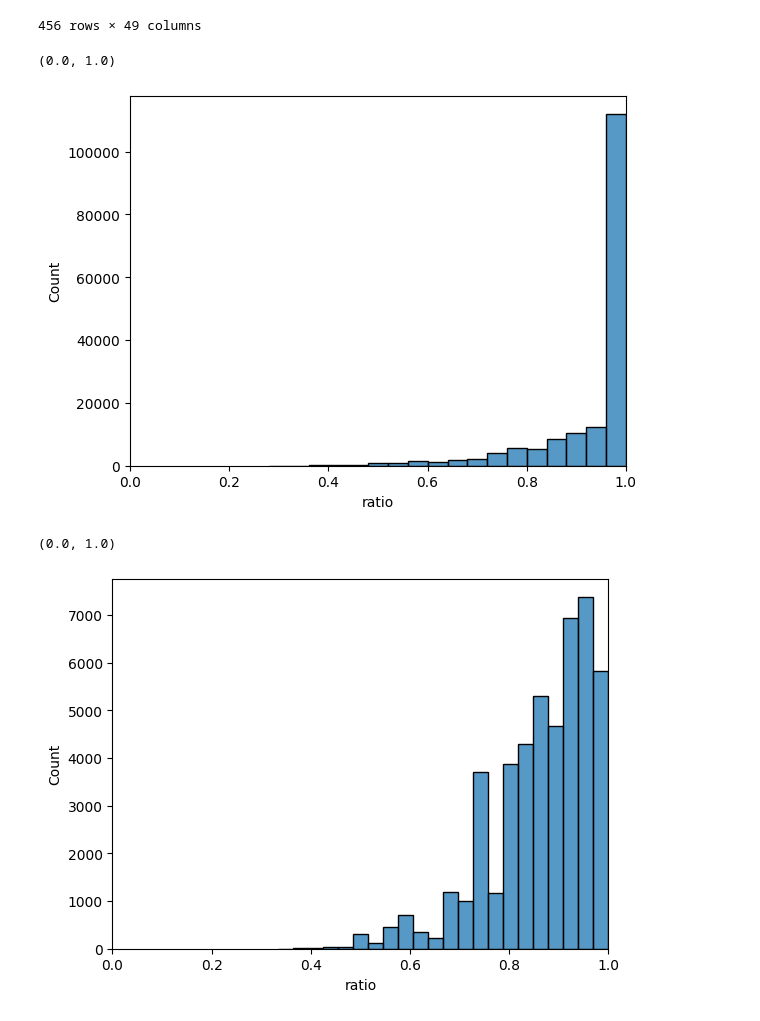
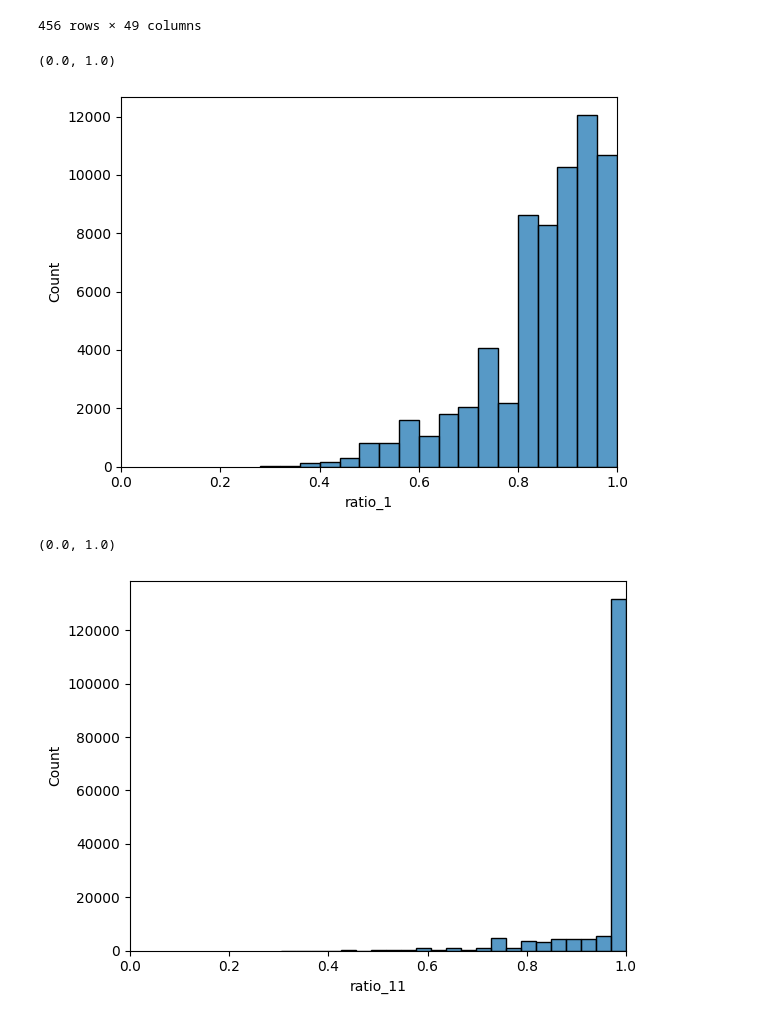
Before and after one commit to jelber2/skiver, a Jupyter notebook: scripts/find_outliers.ipynb, the cells around one changed output. Drawn from its saved outputs; the diff is of its cells as text; code cells hidden in the pictures.

```diff
--- a/scripts/find_outliers.ipynb
+++ b/scripts/find_outliers.ipynb
@@ -77,21 +77,23 @@ kvmer_ref_df[kvmer_ref_df['total_count'] > 1000]
 | 18279 | CAACCAATGGTAATATTAGTA | TTGGTACTTTA | 3 | 759 | 85 | 1040 | ... |
 456 rows × 49 columns
 # %%
-kvmer_df["ratio"] = kvmer_df["consensus_count_up_to_v1"] / kvmer_df["total_count"]
+kvmer_df["ratio_1"] = kvmer_df["consensus_count_up_to_v1"] / kvmer_df["total_count"]
 # %%
-i = 6
-kvmer_df["ratio"] = kvmer_df[f"consensus_count_up_to_v{i}"] / kvmer_df[f"consensus_count_up_to_v{i-1}"]
+i = 10
+kvmer_df[f"ratio_{i}"] = kvmer_df[f"consensus_count_up_to_v{i}"] / kvmer_df[f"consensus_count_up_to_v{i-1}"]
 # %%
 import matplotlib.pyplot as plt
+import seaborn as sns
 
-sns.histplot(kvmer_df[kvmer_df['ratio'] > 0], x='ratio', binwidth=0.04)
+sns.histplot(kvmer_df[kvmer_df['ratio_1'] < 1], x='ratio_1', binwidth=0.04)
 plt.xlim(0, 1)
 # %% [output]
 (0.0, 1.0)
-[figure, old version]
+[figure, new version]
 # %%
-sns.histplot(kvmer_df[kvmer_df['ratio'] < 1], x='ratio', binwidth=0.03)
+i = 11
+sns.histplot(kvmer_df[kvmer_df[f'ratio_{i}'] > 0], x=f'ratio_{i}', binwidth=0.03)
 plt.xlim(0, 1)
 # %% [output]
 (0.0, 1.0)
-[figure, old version]
+[figure, new version]
```
Also changed, not shown: parts of 1 cell of this notebook.
